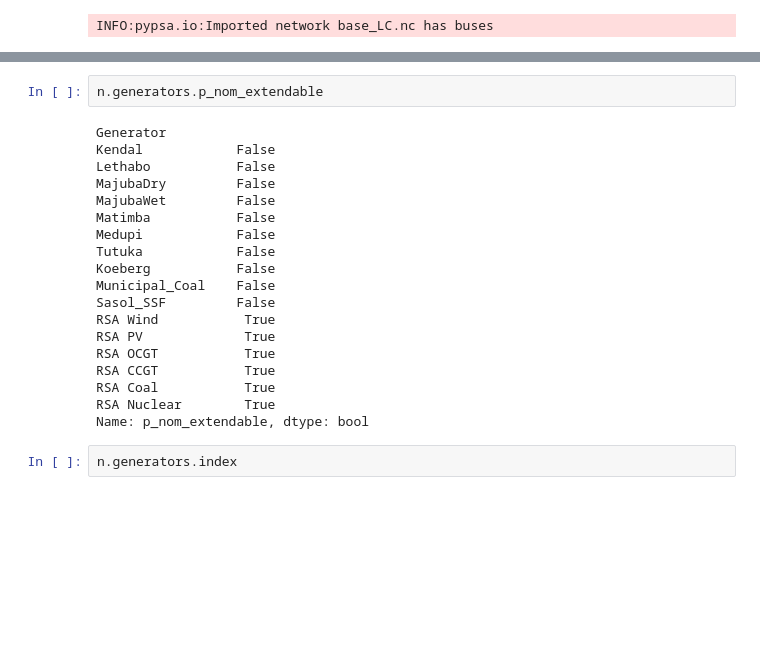
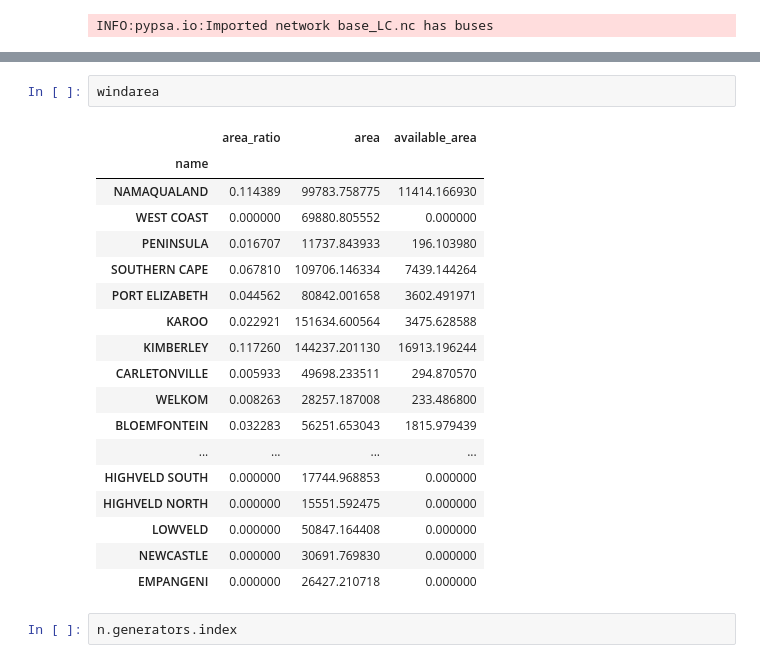
Before and after one commit to PyPSA/pypsa-za, a Jupyter notebook: scripts/add_electricity_playground.ipynb, the cells around one changed output, grey strips where cells are left out. Drawn from its saved outputs; the diff is of its cells as text; blank space fills up the shorter version.

```diff
--- a/scripts/add_electricity_playground.ipynb
+++ b/scripts/add_electricity_playground.ipynb
@@ -403,24 +471,24 @@ WARNING:pypsa.io:Snapshots DatetimeIndex(['2012-01-01 00:00:00', '2012-01-01 01:
-# %%
-n.generators.p_nom_extendable
-# %% [output]
-Generator
-Kendal            False
-Lethabo           False
-MajubaDry         False
-MajubaWet         False
-Matimba           False
-Medupi            False
-Tutuka            False
-Koeberg           False
-Municipal_Coal    False
-Sasol_SSF         False
-RSA Wind           True
-RSA PV             True
-RSA OCGT           True
-RSA CCGT           True
-RSA Coal           True
-RSA Nuclear        True
-Name: p_nom_extendable, dtype: bool
+# %%
+windarea
+# %% [output]
+|  | area_ratio | area | available_area |
+| name |  |  |  |
+| NAMAQUALAND | 0.114389 | 99783.758775 | 11414.166930 |
+| WEST COAST | 0.000000 | 69880.805552 | 0.000000 |
+| PENINSULA | 0.016707 | 11737.843933 | 196.103980 |
+| SOUTHERN CAPE | 0.067810 | 109706.146334 | 7439.144264 |
+| PORT ELIZABETH | 0.044562 | 80842.001658 | 3602.491971 |
+| KAROO | 0.022921 | 151634.600564 | 3475.628588 |
+| KIMBERLEY | 0.117260 | 144237.201130 | 16913.196244 |
+| CARLETONVILLE | 0.005933 | 49698.233511 | 294.870570 |
+| WELKOM | 0.008263 | 28257.187008 | 233.486800 |
+| BLOEMFONTEIN | 0.032283 | 56251.653043 | 1815.979439 |
+| ... | ... | ... | ... |
+| HIGHVELD SOUTH | 0.000000 | 17744.968853 | 0.000000 |
+| HIGHVELD NORTH | 0.000000 | 15551.592475 | 0.000000 |
+| LOWVELD | 0.000000 | 50847.164408 | 0.000000 |
+| NEWCASTLE | 0.000000 | 30691.769830 | 0.000000 |
+| EMPANGENI | 0.000000 | 26427.210718 | 0.000000 |
 # %%
 n.generators.index
 # %% [output]
```
Also changed, not shown: parts of 7 cells of this notebook, 16 other files.
